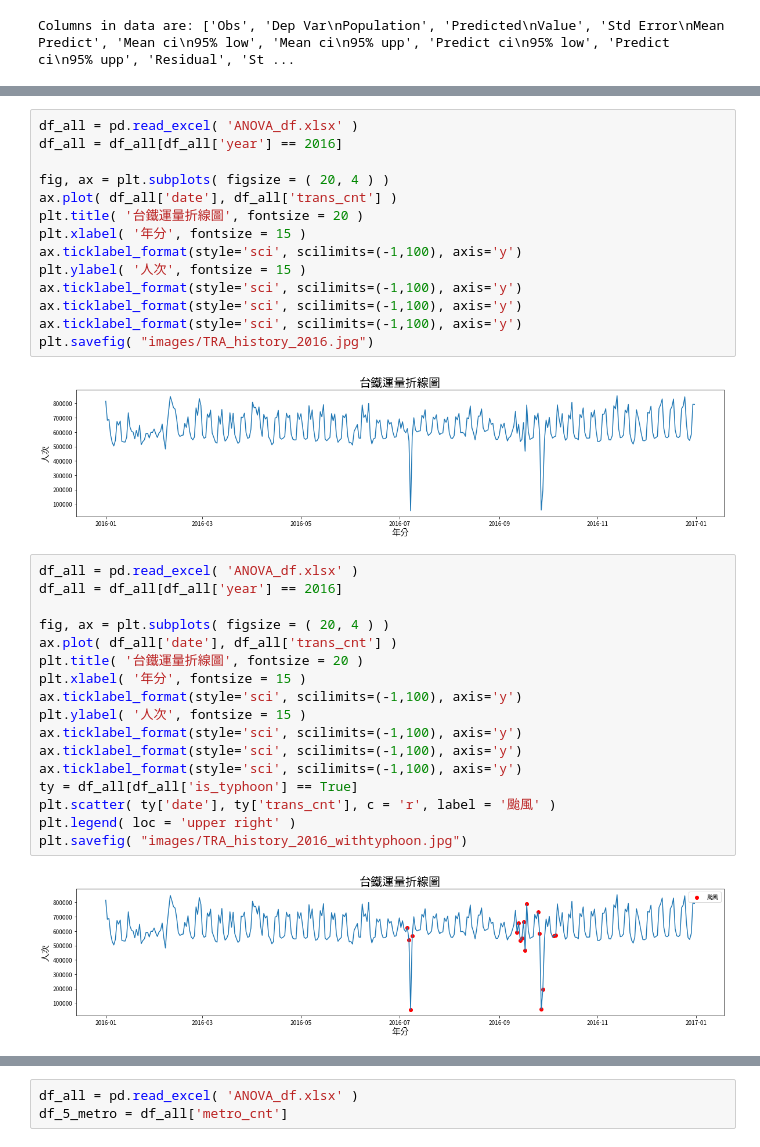
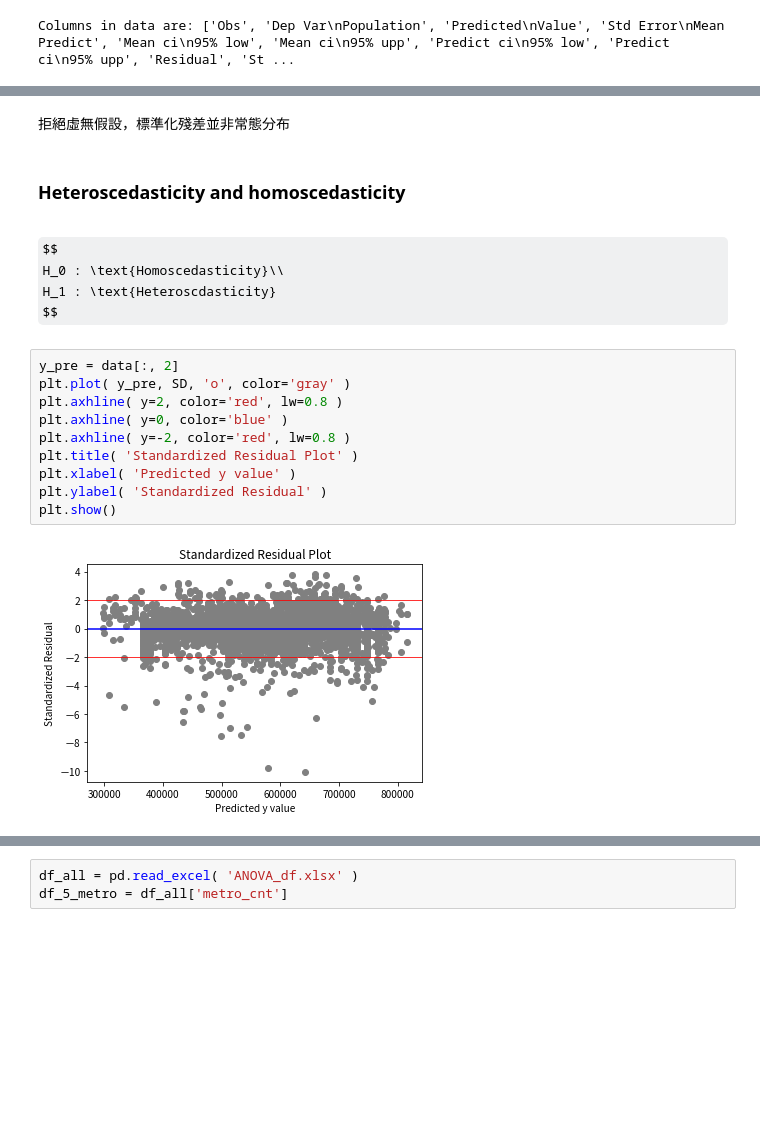
Before and after one commit to sam901122/Statistics_FinalProject, a Jupyter notebook: project_TRA/TRA_Regression.ipynb, the cells around one changed output, grey strips where cells are left out. Saved outputs shown, nothing was run; the diff lists cells and outputs as text; some formulas as TeX source; blank space fills up the shorter version.

```diff
--- a/project_TRA/TRA_Regression.ipynb
+++ b/project_TRA/TRA_Regression.ipynb
@@ -192,35 +204,21 @@ plt.savefig( "images/TRA_history.jpg")
-# %%
-df_all = pd.read_excel( 'ANOVA_df.xlsx' )
-df_all = df_all[df_all['year'] == 2016]
-
-fig, ax = plt.subplots( figsize = ( 20, 4 ) )
-ax.plot( df_all['date'], df_all['trans_cnt'] )
-plt.title( '台鐵運量折線圖', fontsize = 20 )
-plt.xlabel( '年分', fontsize = 15 )
-ax.ticklabel_format(style='sci', scilimits=(-1,100), axis='y')
-plt.ylabel( '人次', fontsize = 15 )
-ax.ticklabel_format(style='sci', scilimits=(-1,100), axis='y')
-ax.ticklabel_format(style='sci', scilimits=(-1,100), axis='y')
-ax.ticklabel_format(style='sci', scilimits=(-1,100), axis='y')
-plt.savefig( "images/TRA_history_2016.jpg")
-# %% [output]
-[figure, removed]
-# %%
-df_all = pd.read_excel( 'ANOVA_df.xlsx' )
-df_all = df_all[df_all['year'] == 2016]
-
-fig, ax = plt.subplots( figsize = ( 20, 4 ) )
-ax.plot( df_all['date'], df_all['trans_cnt'] )
-plt.title( '台鐵運量折線圖', fontsize = 20 )
-plt.xlabel( '年分', fontsize = 15 )
-ax.ticklabel_format(style='sci', scilimits=(-1,100), axis='y')
-plt.ylabel( '人次', fontsize = 15 )
-ax.ticklabel_format(style='sci', scilimits=(-1,100), axis='y')
-ax.ticklabel_format(style='sci', scilimits=(-1,100), axis='y')
-ax.ticklabel_format(style='sci', scilimits=(-1,100), axis='y')
-ty = df_all[df_all['is_typhoon'] == True]
-plt.scatter( ty['date'], ty['trans_cnt'], c = 'r', label = '颱風' )
-plt.legend( loc = 'upper right' )
-plt.savefig( "images/TRA_history_2016_withtyphoon.jpg")
-# %% [output]
-[figure, removed]
+# %% [markdown]
+拒絕虛無假設，標準化殘差並非常態分布
+# %% [markdown]
+### Heteroscedasticity and homoscedasticity
+# %% [markdown]
+$$
+H_0 : \text{Homoscedasticity}\\
+H_1 : \text{Heteroscdasticity}
+$$
+# %%
+y_pre = data[:, 2]
+plt.plot( y_pre, SD, 'o', color='gray' )
+plt.axhline( y=2, color='red', lw=0.8 )
+plt.axhline( y=0, color='blue' )
+plt.axhline( y=-2, color='red', lw=0.8 )
+plt.title( 'Standardized Residual Plot' )
+plt.xlabel( 'Predicted y value' )
+plt.ylabel( 'Standardized Residual' )
+plt.show()
+# %% [output]
+[figure, added]
```
Also changed, not shown: parts of 49 cells of this notebook, 7 other files.
